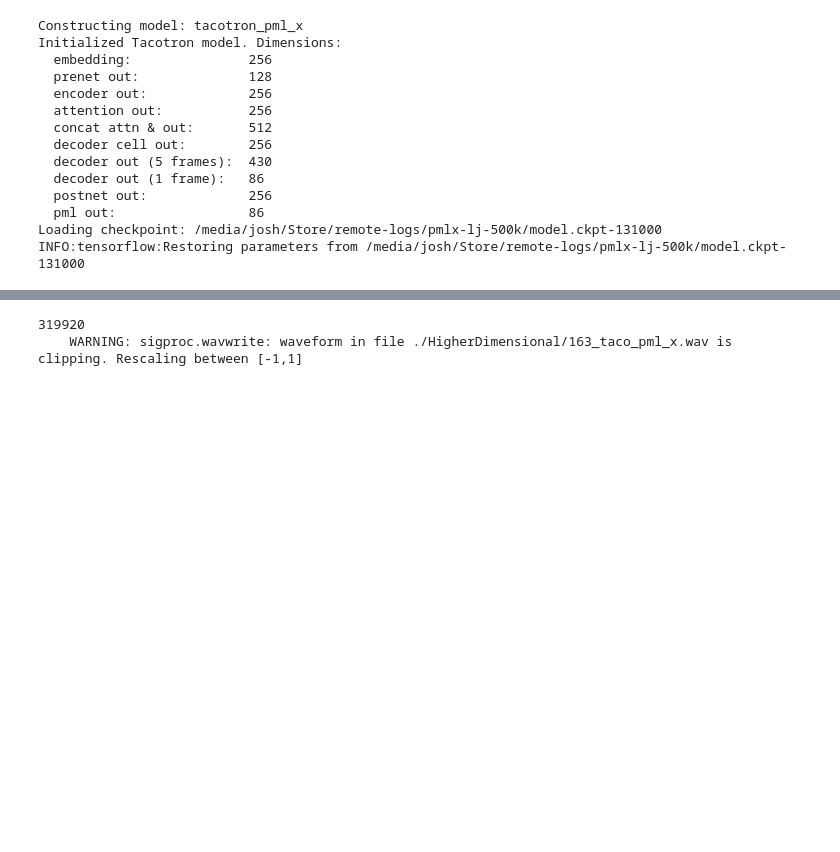
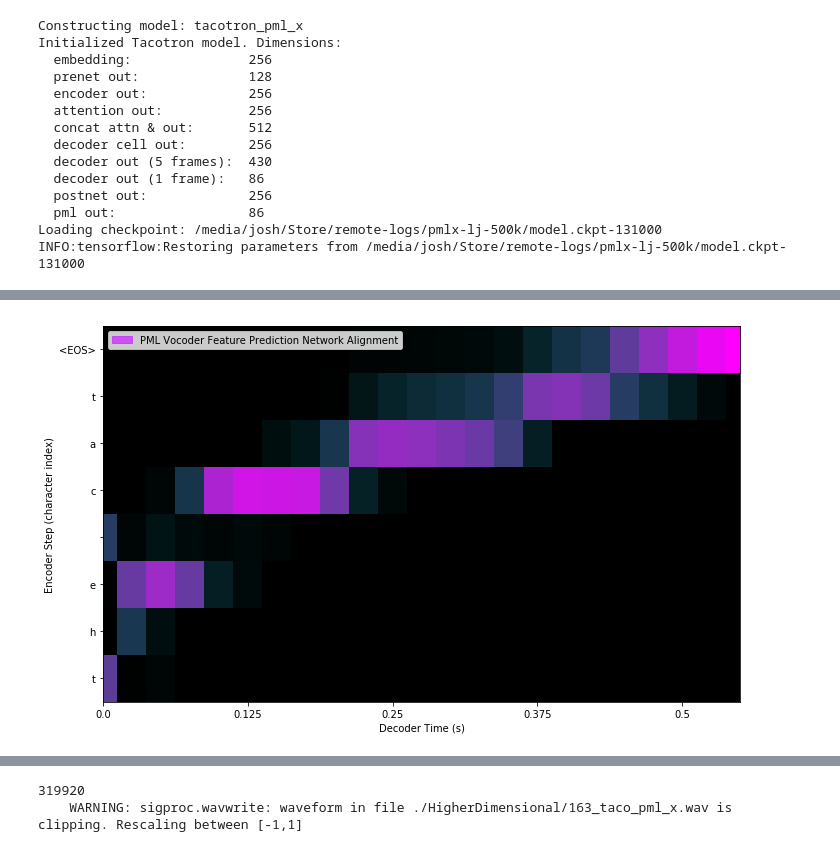
Before and after one commit to qingyundou/tacotron_qdou, a Jupyter notebook: notebooks/HigherDimensional.ipynb, the cells around one changed output, grey strips where cells are left out. Cells and saved outputs as stored; diff of their text form; code cells hidden in the pictures; blank space fills up the shorter version.

```diff
--- a/notebooks/HigherDimensional.ipynb
+++ b/notebooks/HigherDimensional.ipynb
@@ -85,5 +46,6 @@ def show_alignment(alignment, label, ax, cmap=cm.cool, cutoff=220, scale_factor=
 # %%
 fixed_sentence = texts[TARGET_INDEX]
+the_cat = 'the cat'
 # %%
 # reset the graph before we do anything
 tf.reset_default_graph()
@@ -187,0 +254,7 @@ plt.show()
+# %%
+# reset the graph after the second synthesise call
+tf.reset_default_graph()
+synth = AlignmentSynthesizer()
+hparams.parse('sample_rate=16000,frame_length_ms=20,frame_shift_ms=5,pml_dimension=163,spec_type=fwbnd')
+synth.load('/media/josh/Store/remote-logs/pml-x-163/model.ckpt-150000', hparams, model_name='tacotron', locked_alignments=None)
+the_cat_alignment = synth.synthesize(the_cat)
@@ -187,0 +278,11 @@ plt.show()
+# %%
+fig, ax = plt.subplots(figsize=FIGSIZE)
+
+_, taco_pml_cat = show_alignment(the_cat_alignment, 'PML Vocoder Feature Prediction Network Alignment', ax,
+                                 xlim=22, xstep=5, phrase='the cat')
+# taco_patch = show_alignment(second_alignment, 'Tacotron Alignment', ax, cmap=cm.Wistia, scale_factor=12.5 / 5)
+ax.legend(handles=[taco_pml_cat], loc='upper left')
+plt.savefig('./HigherDimensional/CatAlignment.png', dpi=600)
+plt.show()
+# %% [output]
+[figure, added]
```
Also changed, not shown: parts of 19 cells of this notebook, 3 other files.
